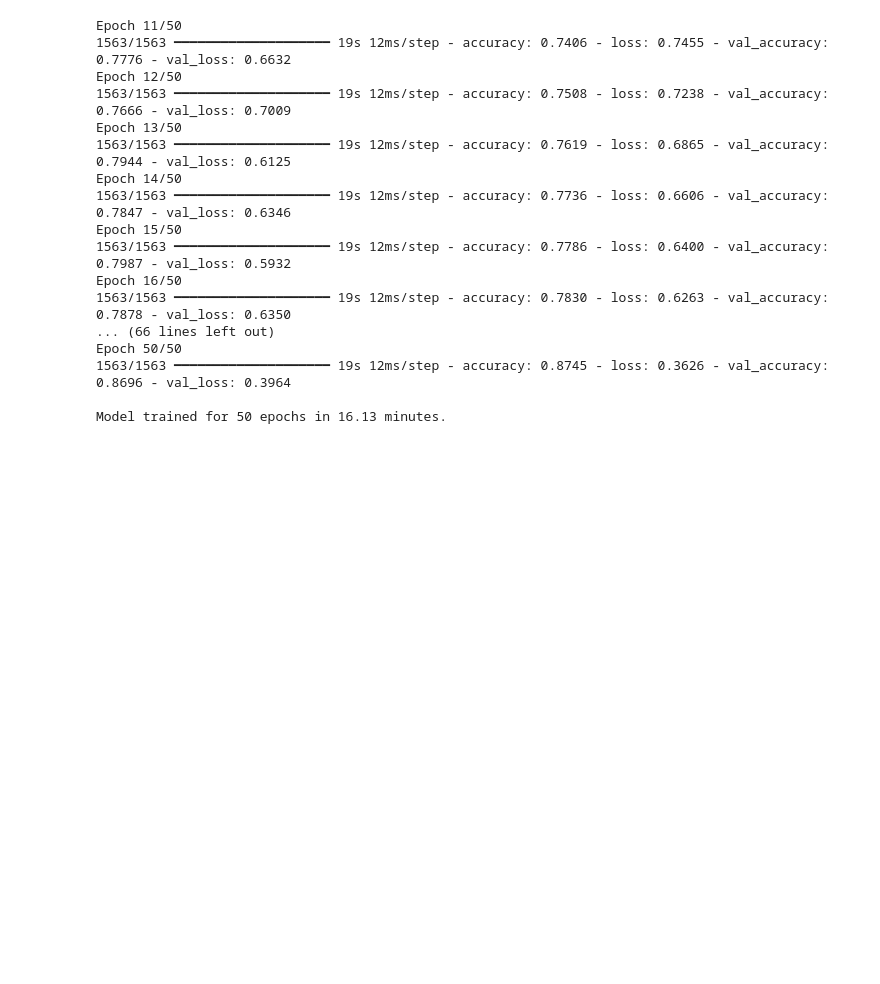
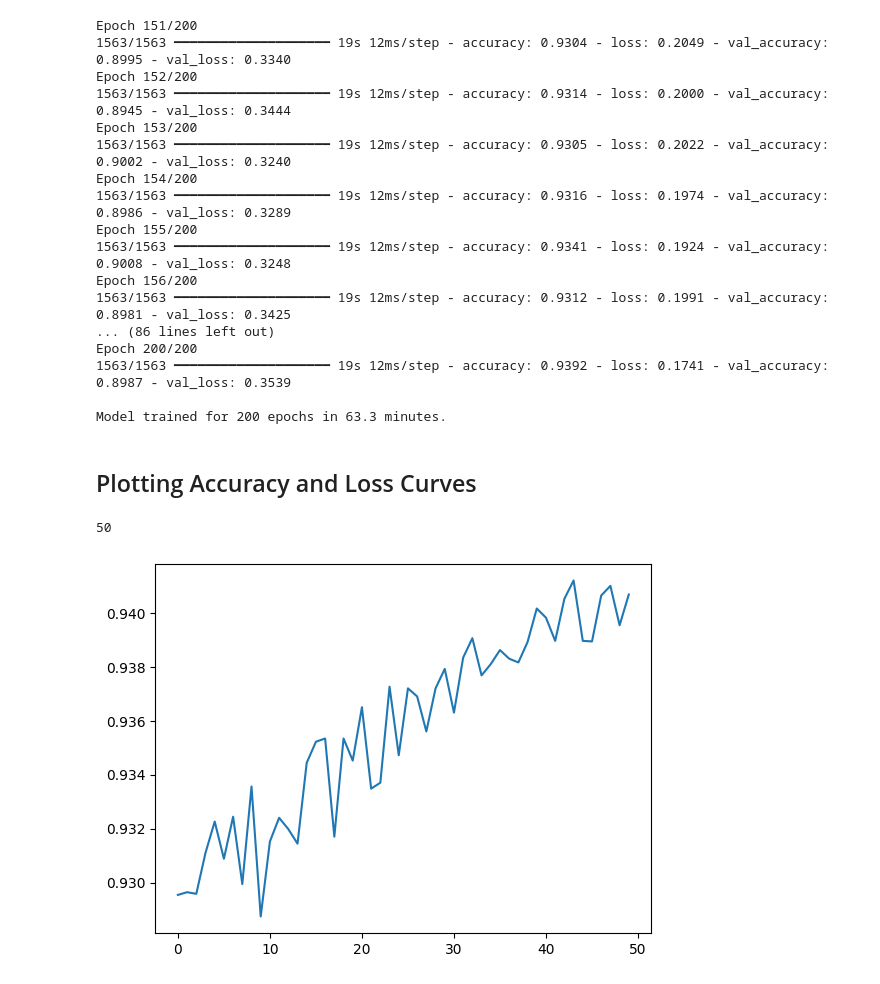
Before and after one commit to vikassnwl/Decoding-NNs, a Jupyter notebook: CIFAR10/train.ipynb, the cells around one changed output. Cells and saved outputs as stored; diff of their text form; code cells hidden in the pictures; blank space fills up the shorter version.

```diff
--- a/CIFAR10/train.ipynb
+++ b/CIFAR10/train.ipynb
@@ -99,27 +152,41 @@ model.compile(optimizer=optimizer, loss="categorical_crossentropy", metrics=["ac
 # %%
-epochs = 50
+epochs = 200
 start_time = time.time()
 history = model.fit(augmented_train_dataset, validation_data=(X_test, y_test),
-                    epochs=epochs, initial_epoch=initial_epoch, callbacks=[])
+                    epochs=epochs, initial_epoch=initial_epoch, callbacks=[custom_checkpoint])
 end_time = time.time()
 total_time_taken += (end_time-start_time)
 initial_epoch = epochs
 print(f"\nModel trained for {epochs} epochs in {round(total_time_taken/60, 2)} minutes.")
 # %% [output]
-Epoch 11/50
-1563/1563 ━━━━━━━━━━━━━━━━━━━━ 19s 12ms/step - accuracy: 0.7406 - loss: 0.7455 - val_accuracy: 0.7776 - val_loss: 0.6632
-Epoch 12/50
-1563/1563 ━━━━━━━━━━━━━━━━━━━━ 19s 12ms/step - accuracy: 0.7508 - loss: 0.7238 - val_accuracy: 0.7666 - val_loss: 0.7009
-Epoch 13/50
-1563/1563 ━━━━━━━━━━━━━━━━━━━━ 19s 12ms/step - accuracy: 0.7619 - loss: 0.6865 - val_accuracy: 0.7944 - val_loss: 0.6125
-Epoch 14/50
-1563/1563 ━━━━━━━━━━━━━━━━━━━━ 19s 12ms/step - accuracy: 0.7736 - loss: 0.6606 - val_accuracy: 0.7847 - val_loss: 0.6346
-Epoch 15/50
-1563/1563 ━━━━━━━━━━━━━━━━━━━━ 19s 12ms/step - accuracy: 0.7786 - loss: 0.6400 - val_accuracy: 0.7987 - val_loss: 0.5932
-Epoch 16/50
-1563/1563 ━━━━━━━━━━━━━━━━━━━━ 19s 12ms/step - accuracy: 0.7830 - loss: 0.6263 - val_accuracy: 0.7878 - val_loss: 0.6350
-... (66 lines left out)
-Epoch 50/50
-1563/1563 ━━━━━━━━━━━━━━━━━━━━ 19s 12ms/step - accuracy: 0.8745 - loss: 0.3626 - val_accuracy: 0.8696 - val_loss: 0.3964
+Epoch 151/200
+1563/1563 ━━━━━━━━━━━━━━━━━━━━ 19s 12ms/step - accuracy: 0.9304 - loss: 0.2049 - val_accuracy: 0.8995 - val_loss: 0.3340
+Epoch 152/200
+1563/1563 ━━━━━━━━━━━━━━━━━━━━ 19s 12ms/step - accuracy: 0.9314 - loss: 0.2000 - val_accuracy: 0.8945 - val_loss: 0.3444
+Epoch 153/200
+1563/1563 ━━━━━━━━━━━━━━━━━━━━ 19s 12ms/step - accuracy: 0.9305 - loss: 0.2022 - val_accuracy: 0.9002 - val_loss: 0.3240
+Epoch 154/200
+1563/1563 ━━━━━━━━━━━━━━━━━━━━ 19s 12ms/step - accuracy: 0.9316 - loss: 0.1974 - val_accuracy: 0.8986 - val_loss: 0.3289
+Epoch 155/200
+1563/1563 ━━━━━━━━━━━━━━━━━━━━ 19s 12ms/step - accuracy: 0.9341 - loss: 0.1924 - val_accuracy: 0.9008 - val_loss: 0.3248
+Epoch 156/200
+1563/1563 ━━━━━━━━━━━━━━━━━━━━ 19s 12ms/step - accuracy: 0.9312 - loss: 0.1991 - val_accuracy: 0.8981 - val_loss: 0.3425
+... (86 lines left out)
+Epoch 200/200
+1563/1563 ━━━━━━━━━━━━━━━━━━━━ 19s 12ms/step - accuracy: 0.9392 - loss: 0.1741 - val_accuracy: 0.8987 - val_loss: 0.3539
 
-Model trained for 50 epochs in 16.13 minutes.
+Model trained for 200 epochs in 63.3 minutes.
+# %% [markdown]
+## Plotting Accuracy and Loss Curves
+# %%
+train_acc = history.history["accuracy"]
+val_acc = history.history["val_accuracy"]
+# %%
+len(train_acc)
+# %% [output]
+50
+# %%
+plt.plot(range(len(train_acc)), train_acc)
+plt.show()
+# %% [output]
+[figure, added]
```
Also changed, not shown: parts of 3 cells of this notebook, 1 other file.
